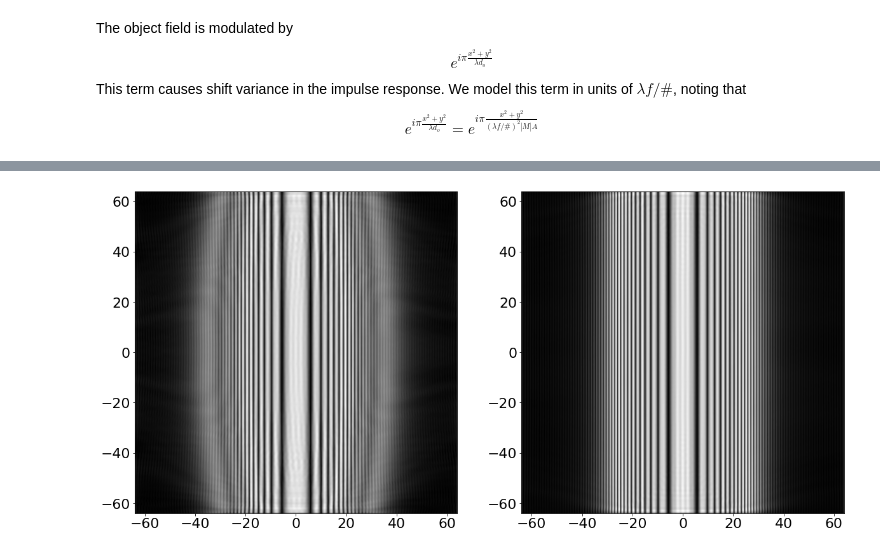
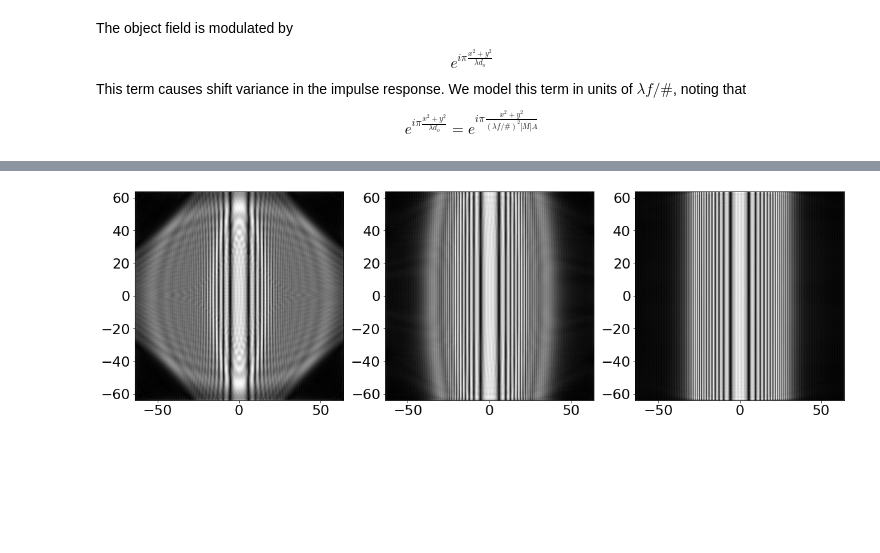
Before and after one commit to djbradyAtOpticalSciencesArizona/computationalImaging, a Jupyter notebook: waves/fourierAnalysisOfWaveImaging.ipynb, the cells around one changed output, grey strips where cells are left out. Cells and saved outputs as stored; diff of their text form; code cells hidden in the pictures; blank space fills up the shorter version.

```diff
--- a/waves/fourierAnalysisOfWaveImaging.ipynb
+++ b/waves/fourierAnalysisOfWaveImaging.ipynb
@@ -187,32 +187,40 @@ $$e^{i\pi \frac{x^2+y^2}{\lambda d_o}}$$
 This term causes shift variance in the impulse response. We model this term in units of $\lambda f/\#$, noting that
 $$e^{i\pi \frac{x^2+y^2}{\lambda d_o}}=e^{i\pi \frac{x^2+y^2}{(\lambda f/\#)^2 |M|A}}$$
 # %%
-fig, [ax1, ax2] = plt.subplots(1,2)
+fig, [ax1, ax2, ax3] = plt.subplots(1,3)
 plt.rcParams['figure.figsize'] = [20, 10]
 u = np.linspace(-2, 2, 1024)
 U, V= np.meshgrid(u,u)
 side = np.linspace(-64, 64, 512)
 X, Y = np.meshgrid(side, side)
 alpha=1./128.
 Z = np.cos(2*np.pi*alpha*X**2)
-mA=250
+mA=128
 zz=np.zeros((1024,1024)).astype('complex128')
 zz[256:768,256:768]=Z*np.exp(1j*np.pi*(X**2+Y**2)/mA)
 zzft=np.fft.fftshift(np.fft.fft2(zz))
 zzftFiltered=zzft*pupil(np.sqrt(U**2+V**2))
 zzFiltered=np.abs(np.fft.ifft2(np.fft.ifftshift(zzftFiltered)))[256:768,256:768]
 ax1.imshow(zzFiltered, cmap='gray', extent=[-64,64,-64,64], aspect='equal')
-# longer range
-mA=1000
+# greater magnification
+mA=256
 zz=np.zeros((1024,1024)).astype('complex128')
 zz[256:768,256:768]=Z*np.exp(1j*np.pi*(X**2+Y**2)/mA)
 zzft=np.fft.fftshift(np.fft.fft2(zz))
 zzftFiltered=zzft*pupil(np.sqrt(U**2+V**2))
 zzFiltered=np.abs(np.fft.ifft2(np.fft.ifftshift(zzftFiltered)))[256:768,256:768]
 ax2.imshow(zzFiltered, cmap='gray', extent=[-64,64,-64,64], aspect='equal')
+# greater magnification
+mA=1024
+zz=np.zeros((1024,1024)).astype('complex128')
+zz[256:768,256:768]=Z*np.exp(1j*np.pi*(X**2+Y**2)/mA)
+zzft=np.fft.fftshift(np.fft.fft2(zz))
+zzftFiltered=zzft*pupil(np.sqrt(U**2+V**2))
+zzFiltered=np.abs(np.fft.ifft2(np.fft.ifftshift(zzftFiltered)))[256:768,256:768]
+ax3.imshow(zzFiltered, cmap='gray', extent=[-64,64,-64,64], aspect='equal')
 plt.savefig('phaseCurvature.pdf')
 files.download('phaseCurvature.pdf')
 # %% [output]
 [interactive output not drawn]
 [interactive output not drawn]
-[figure, old version]
+[figure, new version]
```
